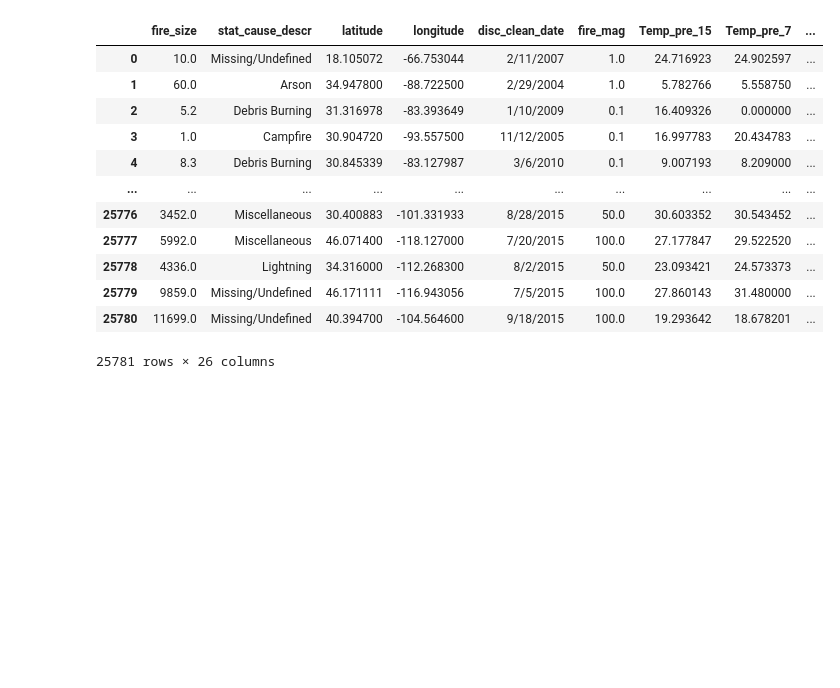
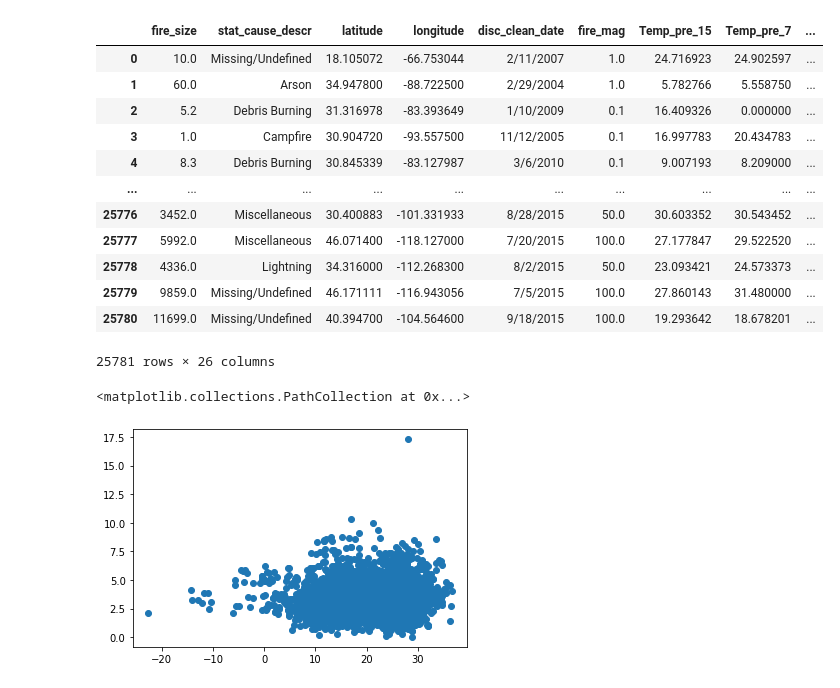
Before and after one commit to ConnorCallahan01/CSCI183FinalProject, a Jupyter notebook: FinalProject.ipynb, the cells around one changed output. Saved outputs shown, nothing was run; the diff lists cells and outputs as text; code cells hidden in the pictures; blank space fills up the shorter version.

```diff
--- a/FinalProject.ipynb
+++ b/FinalProject.ipynb
@@ -390,3 +390,36 @@ fire_df
 | 25779 | 9859.0 | Missing/Undefined | 46.171111 | -116.943056 | 7/5/2015 | 100.0 | 27.860143 | 31.480000 | ... |
 | 25780 | 11699.0 | Missing/Undefined | 40.394700 | -104.564600 | 9/18/2015 | 100.0 | 19.293642 | 18.678201 | ... |
 25781 rows × 26 columns
+# %%
+import matplotlib.pyplot as plt
+
+
+def findXY(df, column):
+    x = []
+    y = []
+    for id in df.index:
+        if df.iloc[id][column] == 1:
+            if df.iloc[id]['Temp_cont'] != 0 and df.iloc[id]['Wind_cont'] != 0:
+                x.append(df.iloc[id]['Temp_cont'])
+                y.append(df.iloc[id]['Wind_cont'])
+
+    return x, y
+x, y = findXY(fire_df, 'Open Shrubland')
+# %%
+plt.scatter(x, y)
+
+# x = fire_df['Temp_cont']
+# y = fire_df['Wind_cont']
+
+
+# plt.scatter(x, y, c='lightblue', label='Class 2')
+
+# plt.legend()
+
+# plt.title('Nuage de points avec Matplotlib')
+# plt.xlabel('x')
+# plt.ylabel('y')
+# plt.show()
+# %% [output]
+<matplotlib.collections.PathCollection at 0x...>
+[figure, added]
```
Also changed, not shown: parts of 1 cell of this notebook.
